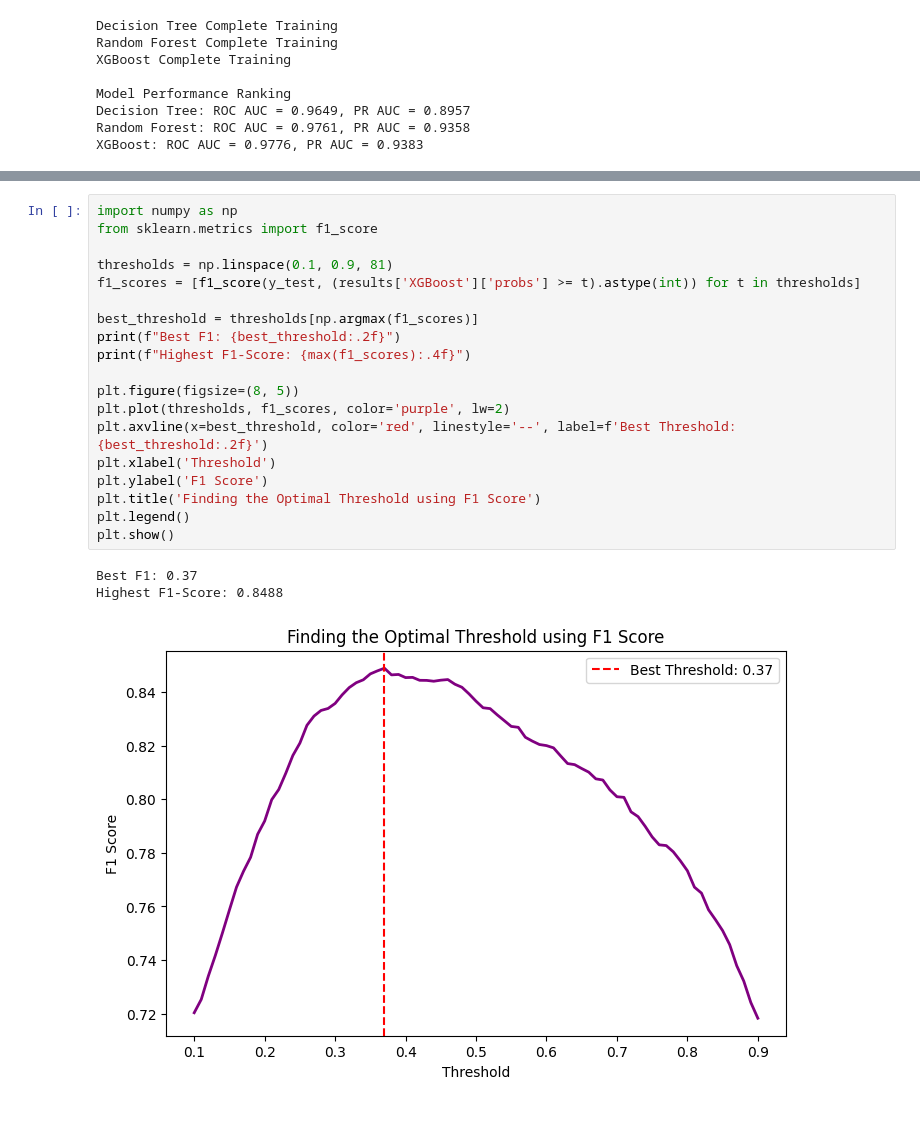
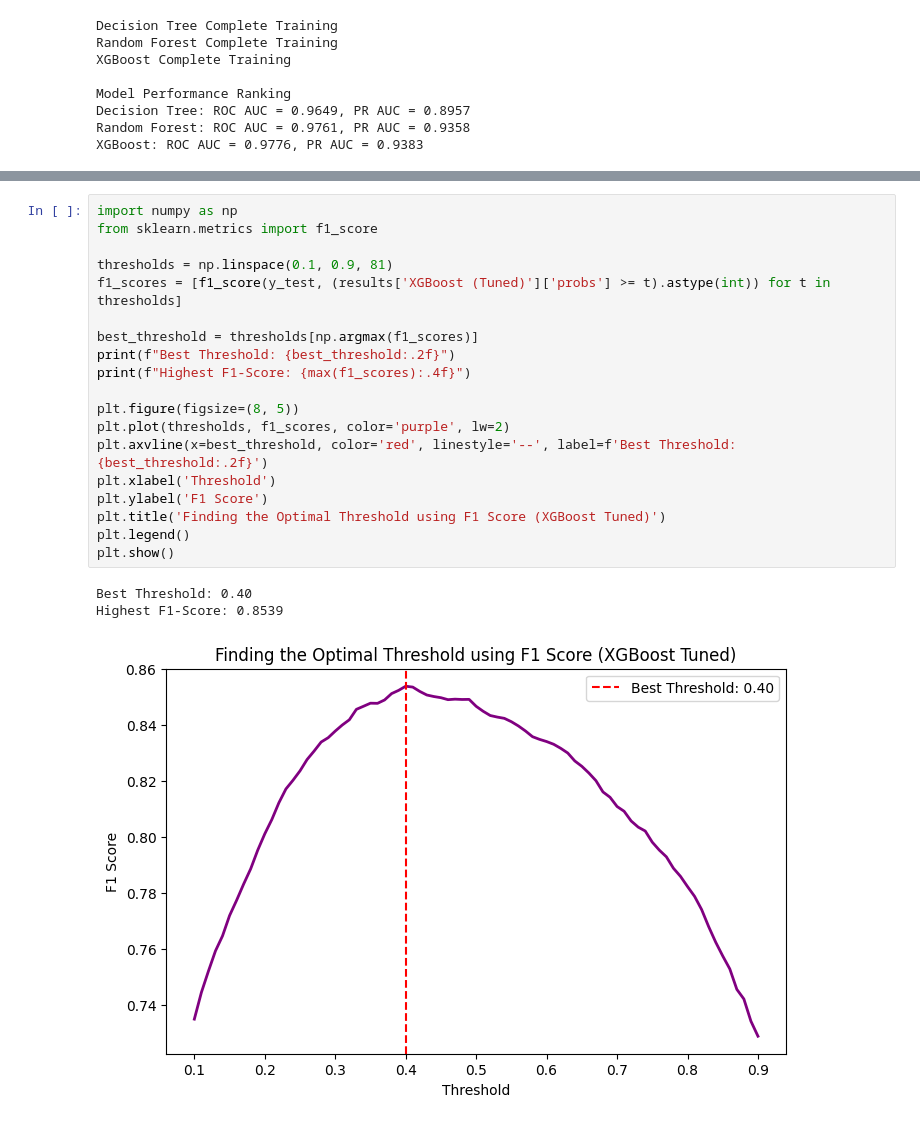
Before and after one commit to WuDuncan/loan_approval-classification, a Jupyter notebook: loan_approval.ipynb, the cells around one changed output, grey strips where cells are left out. Saved outputs shown, nothing was run; the diff lists cells and outputs as text.

```diff
--- a/loan_approval.ipynb
+++ b/loan_approval.ipynb
@@ -327,26 +397,26 @@ plt.show()
 # %%
 import numpy as np
 from sklearn.metrics import f1_score
 
 thresholds = np.linspace(0.1, 0.9, 81)
-f1_scores = [f1_score(y_test, (results['XGBoost']['probs'] >= t).astype(int)) for t in thresholds]
+f1_scores = [f1_score(y_test, (results['XGBoost (Tuned)']['probs'] >= t).astype(int)) for t in thresholds]
 
 best_threshold = thresholds[np.argmax(f1_scores)]
-print(f"Best F1: {best_threshold:.2f}")
+print(f"Best Threshold: {best_threshold:.2f}")
 print(f"Highest F1-Score: {max(f1_scores):.4f}")
 
 plt.figure(figsize=(8, 5))
 plt.plot(thresholds, f1_scores, color='purple', lw=2)
 plt.axvline(x=best_threshold, color='red', linestyle='--', label=f'Best Threshold: {best_threshold:.2f}')
 plt.xlabel('Threshold')
 plt.ylabel('F1 Score')
-plt.title('Finding the Optimal Threshold using F1 Score')
+plt.title('Finding the Optimal Threshold using F1 Score (XGBoost Tuned)')
 plt.legend()
 plt.show()
 # %% [output]
-Best F1: 0.37
-Highest F1-Score: 0.8488
+Best Threshold: 0.40
+Highest F1-Score: 0.8539
-[figure, old version]
+[figure, new version]
 # %%
 from sklearn.metrics import classification_report, confusion_matrix
 import seaborn as sns
```
Also changed, not shown: parts of 12 cells of this notebook.
